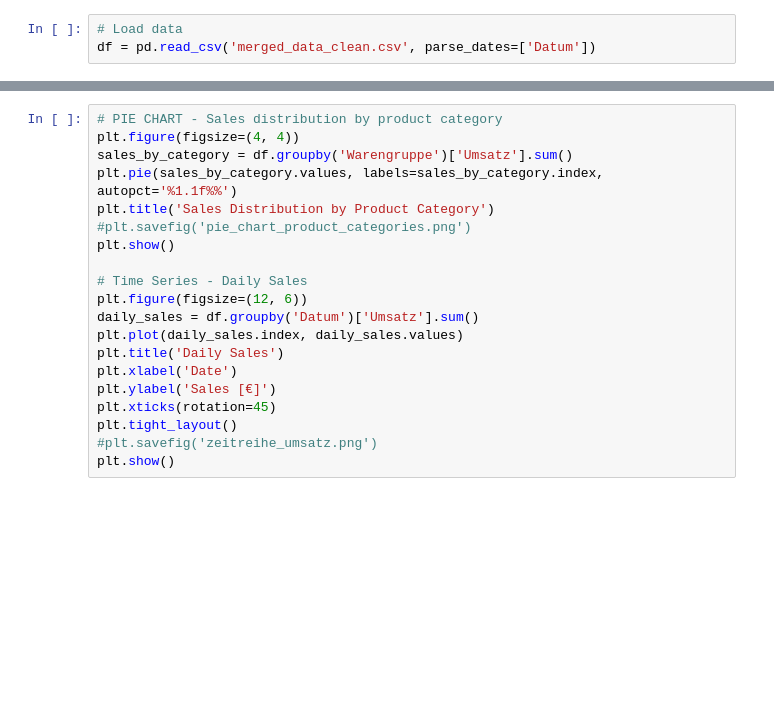
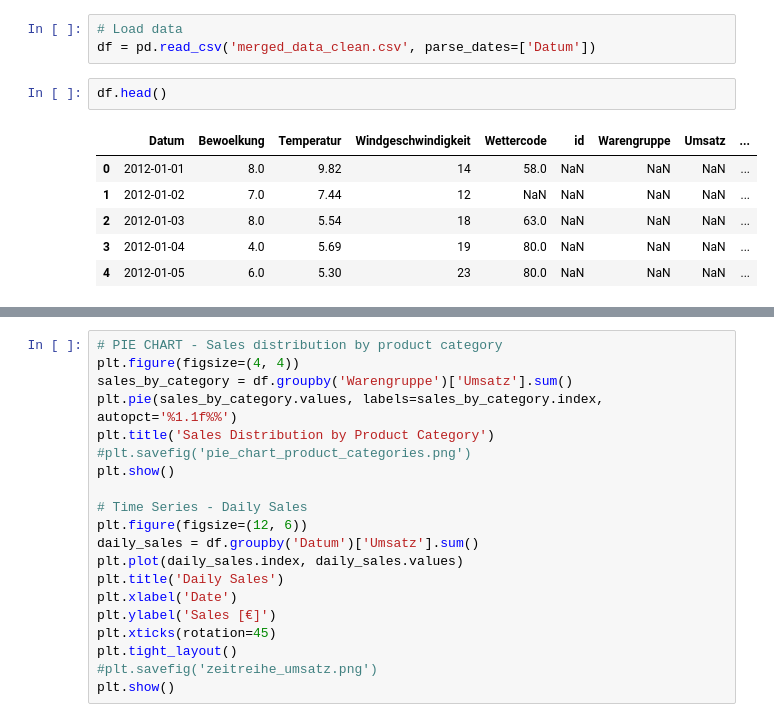
Before and after one commit to theDatascientista/Bakery_predictions, a Jupyter notebook: 1_DatasetCharacteristics/SalesDistribution.ipynb, the cells around one changed output, grey strips where cells are left out. Drawn from its saved outputs; the diff is of its cells as text; blank space fills up the shorter version.

```diff
--- a/1_DatasetCharacteristics/SalesDistribution.ipynb
+++ b/1_DatasetCharacteristics/SalesDistribution.ipynb
@@ -4,3 +4,12 @@ import matplotlib.pyplot as plt
 # %%
 # Load data
 df = pd.read_csv('merged_data_clean.csv', parse_dates=['Datum'])
+# %%
+df.head()
+# %% [output]
+|  | Datum | Bewoelkung | Temperatur | Windgeschwindigkeit | Wettercode | id | Warengruppe | Umsatz | ... |
+| 0 | 2012-01-01 | 8.0 | 9.82 | 14 | 58.0 | NaN | NaN | NaN | ... |
+| 1 | 2012-01-02 | 7.0 | 7.44 | 12 | NaN | NaN | NaN | NaN | ... |
+| 2 | 2012-01-03 | 8.0 | 5.54 | 18 | 63.0 | NaN | NaN | NaN | ... |
+| 3 | 2012-01-04 | 4.0 | 5.69 | 19 | 80.0 | NaN | NaN | NaN | ... |
+| 4 | 2012-01-05 | 6.0 | 5.30 | 23 | 80.0 | NaN | NaN | NaN | ... |
```
Also changed, not shown: parts of 9 cells of this notebook, 1 other file.
